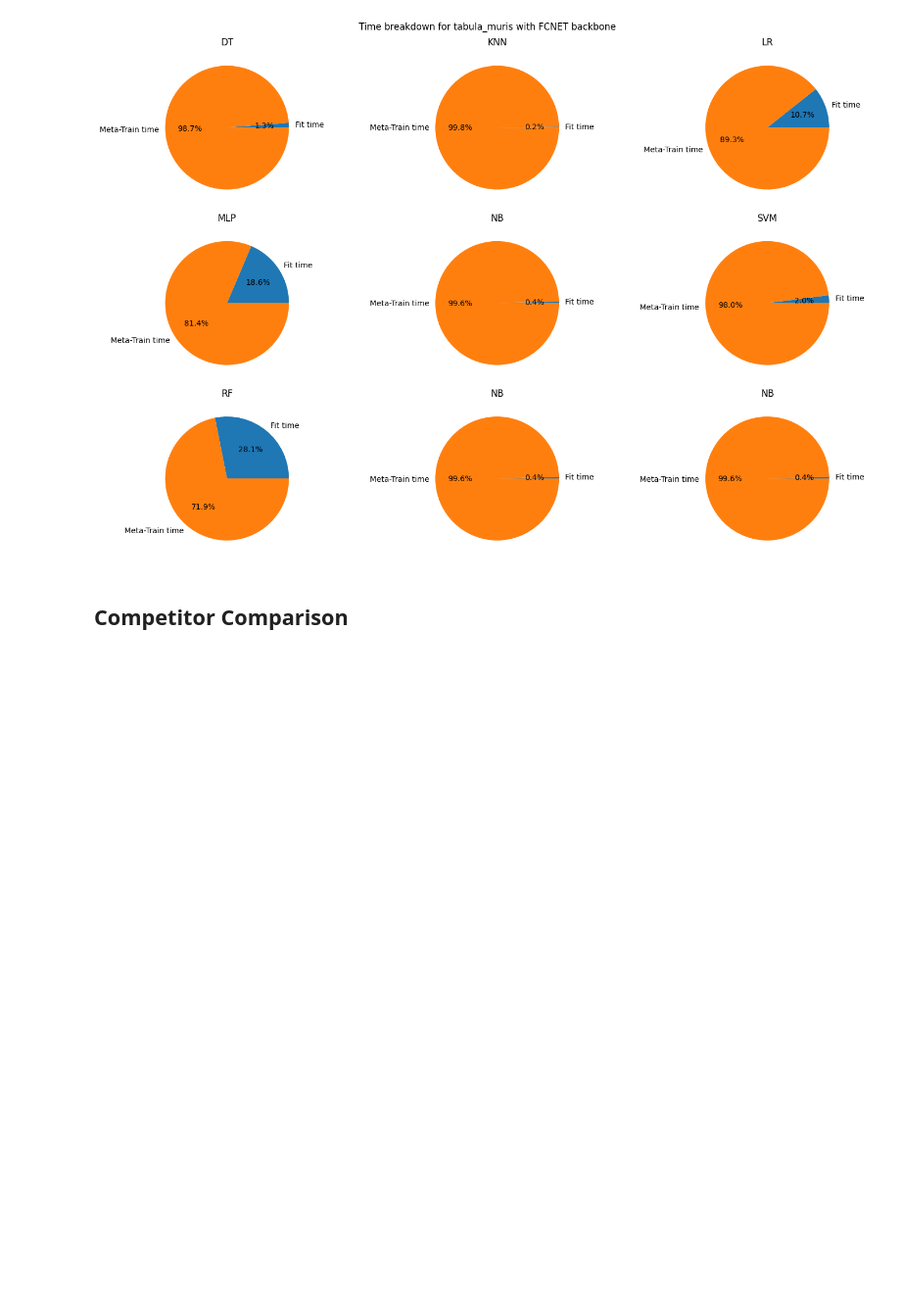
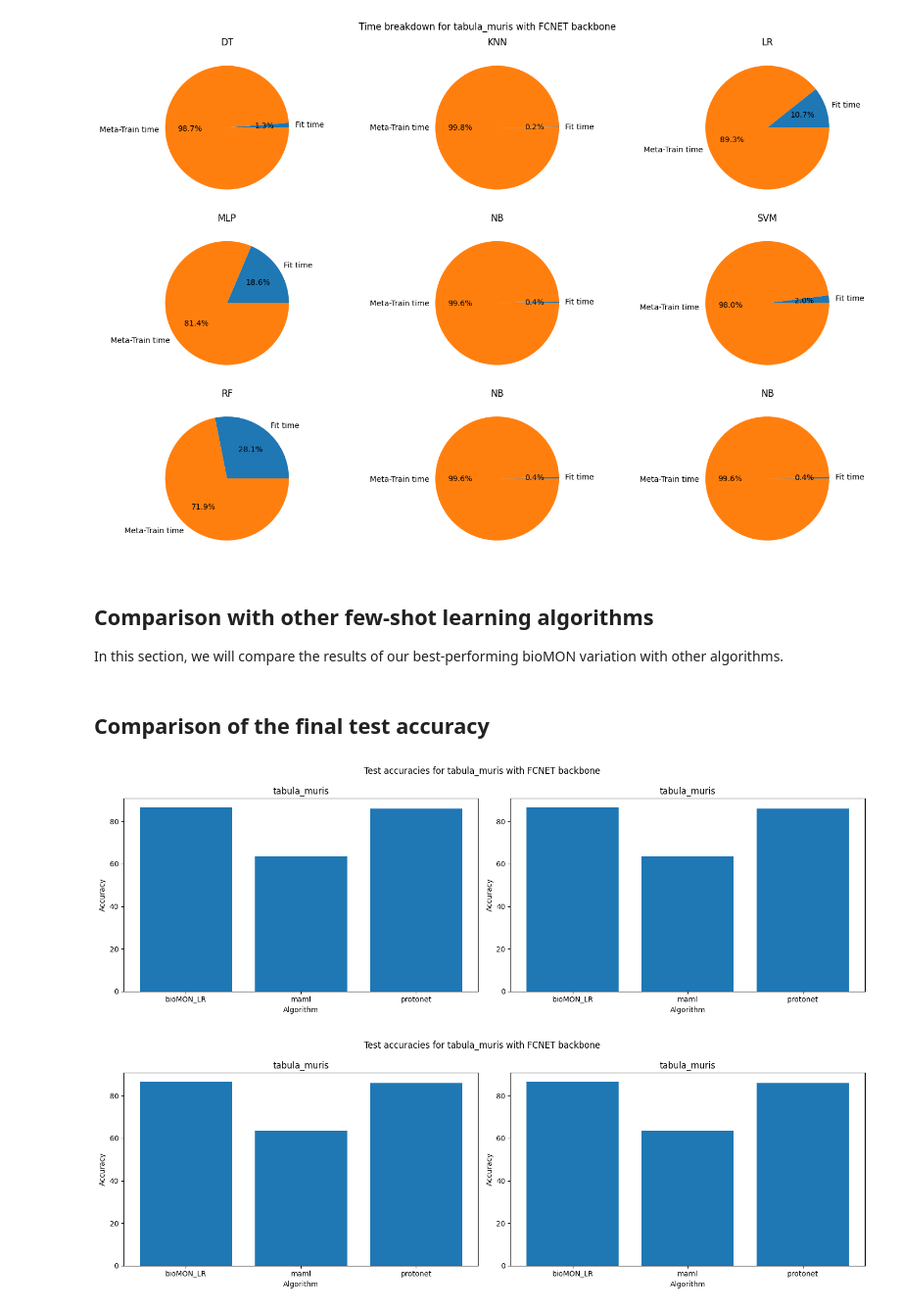
Before and after one commit to MChatzakis/BioMON, a Jupyter notebook: bioMON.ipynb, the cells around one changed output. Shown at 98% size. Saved outputs shown, nothing was run; the diff lists cells and outputs as text; code cells hidden in the pictures; blank space fills up the shorter version.

Commit message:
finalized graph generation

```diff
--- a/bioMON.ipynb
+++ b/bioMON.ipynb
@@ -230,5 +230,42 @@ for backbone in backbones:
 [figure]
 [figure]
 [figure]
-# %% [markdown]
-## Competitor Comparison
+# %% [markdown]
+## Comparison with other few-shot learning algorithms
+
+In this section, we will compare the results of our best-performing bioMON variation with other algorithms.
+# %% [markdown]
+## Comparison of the final test accuracy
+# %%
+algos = ["bioMON_LR", "maml", "protonet"]
+
+n_way = 5
+n_shot = 5
+n_query = 15
+
+backbones = ["FCNET", "FCNET"]
+datasets = ["tabula_muris", "tabula_muris"]
+
+for backbone in backbones:
+    fig, ax = plt.subplots(1, 2, figsize=(15, 5))
+    fig.suptitle(f"Test accuracies for {dataset} with {backbone} backbone")
+
+    for index, dataset in enumerate(datasets):
+        algo_accuracies = []
+        for _, algo in enumerate(algos):
+            path = f"{RESULTS_DIR}/{dataset}/{algo}_{backbone}/{n_way}w{n_shot}s{n_query}q/"
+            data = pd.read_csv(path + "test_summary.csv")
+
+            test_line = data.iloc[2]
+            algo_accuracies.append(test_line["acc_mean"])
+
+        ax[index].bar(algos, algo_accuracies)
+        ax[index].set_title(f"{dataset}")
+        ax[index].set_xlabel("Algorithm")
+        ax[index].set_ylabel("Accuracy")
+
+    fig.tight_layout()
+    plt.show()
+# %% [output]
+[figure, added]
+[figure, added]
```
Also changed, not shown: parts of 2 cells of this notebook, 7 other files.
